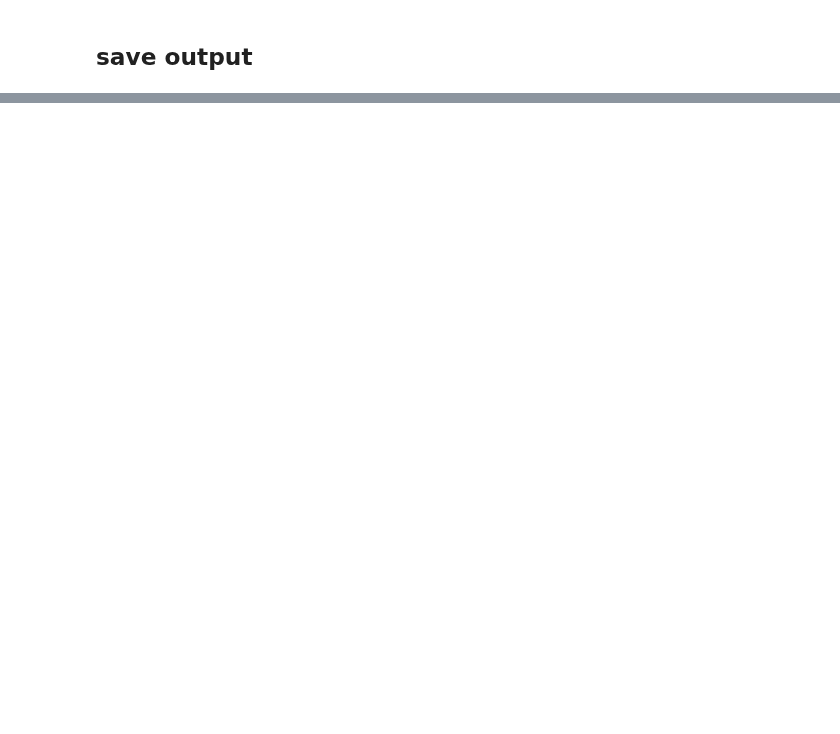
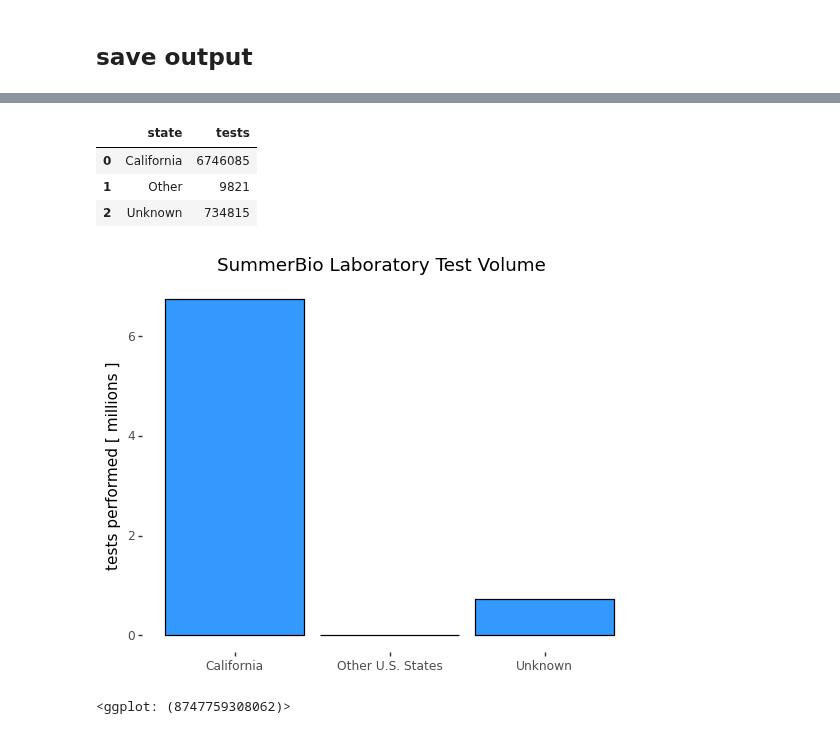
Before and after one commit to usefulmove/code, a Jupyter notebook: python/plotnine/exploratory_data_analysis.ipynb, the cells around one changed output, grey strips where cells are left out. Cells and saved outputs as stored; diff of their text form; code cells hidden in the pictures; blank space fills up the shorter version.

```diff
--- a/python/plotnine/exploratory_data_analysis.ipynb
+++ b/python/plotnine/exploratory_data_analysis.ipynb
@@ -173,0 +155,40 @@ p
+# %%
+from plotnine import geom_col
+from plotnine.scales import scale_x_discrete, scale_y_continuous
+import numpy as np
+
+sb_states = pd.read_json("/content/gdrive/MyDrive/data/sb.states2022.json")
+sb_states = sb_states.sort_values(by="count", ascending=False)
+sb_states.columns = ["state", "tests"]
+#display(sb_states[:5])
+
+sb_states["state_collapse"] = np.where(sb_states.tests < 1e5, "Other", sb_states.state)
+
+sb_states_collapsed = sb_states[["state_collapse", "tests"]]
+sb_states_collapsed["state_collapse_nona"] = np.where(sb_states_collapsed.state_collapse.isna(), "Unknown", sb_states_collapsed.state_collapse)
+sb_states_collapsed = sb_states_collapsed[["state_collapse_nona", "tests"]]
+sb_states_collapsed = sb_states_collapsed.groupby(by="state_collapse_nona").aggregate("sum")
+sb_states_collapsed["state"] = sb_states_collapsed.index
+sb_states_collapsed.index = [0, 1, 2]
+sb_states_collapsed = sb_states_collapsed[["state", "tests"]]
+
+display(sb_states_collapsed)
+
+p_summer = (ggplot(sb_states_collapsed)
+    + aes(x="state", y="tests / 1e6")
+    + geom_col(color="#000", fill="#0080ff", alpha=0.8)
+    + labs(title="SummerBio Laboratory Test Volume", x="", y="tests performed [ millions ]")
+    + scale_x_discrete(labels=["California", "Other U.S. States", "Unknown"])
+    + theme_tufte()
+)
+p_summer
+
+#print(f"California: {sb_states[sb_states.state == 'California']['count']}")
+#print(f"All: {sb_states['count'].sum()}")
+# %% [output]
+|  | state | tests |
+| 0 | California | 6746085 |
+| 1 | Other | 9821 |
+| 2 | Unknown | 734815 |
+[figure, added]
+<ggplot: (8747759308062)>
```
Also changed, not shown: parts of 7 cells of this notebook.
